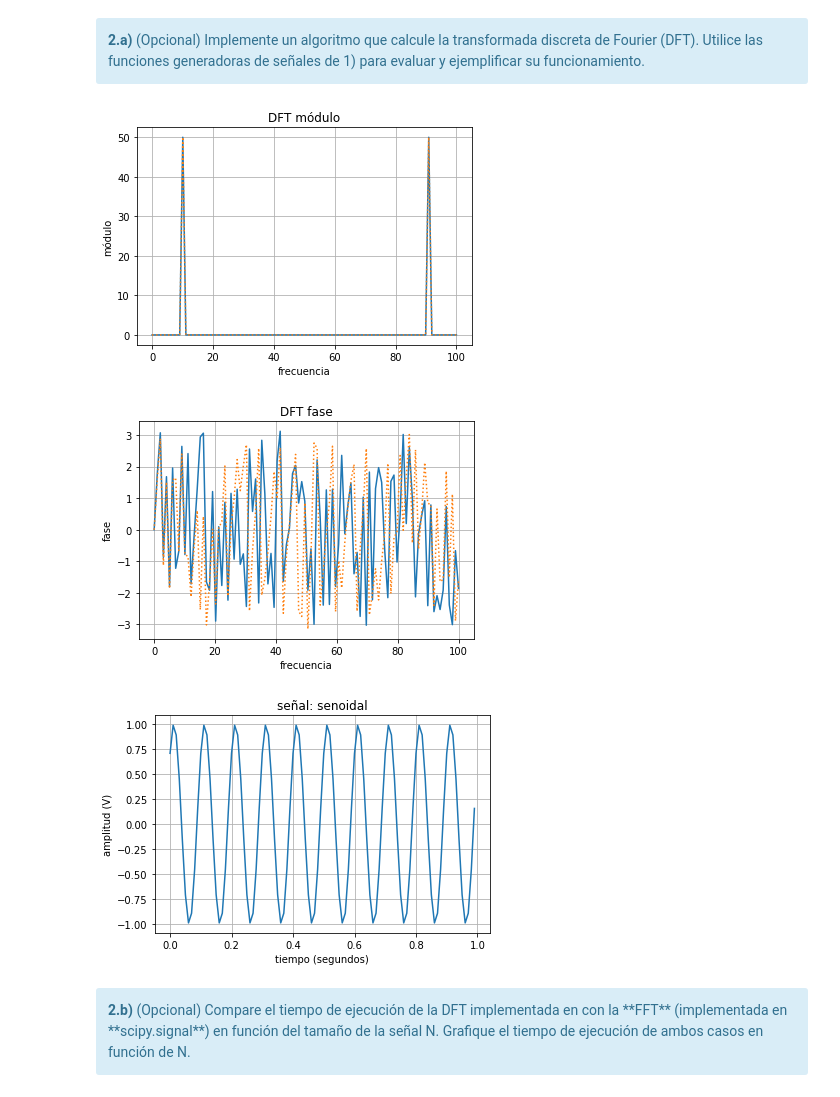
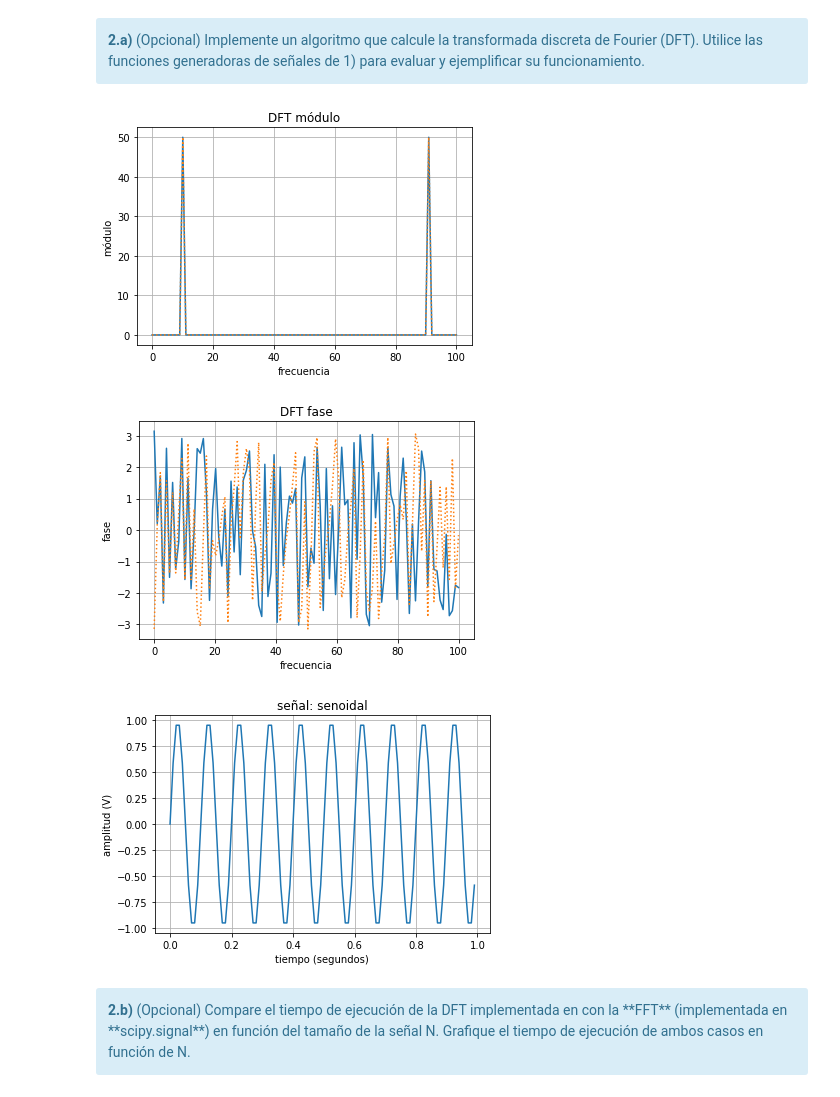
Before and after one commit to yaninacorsaro/PDS, a Jupyter notebook: TP1 - Muestreo de señales - Forurier.ipynb, the cells around one changed output. Drawn from its saved outputs; the diff is of its cells as text; code cells hidden in the pictures.

```diff
--- a/TP1 - Muestreo de señales - Forurier.ipynb
+++ b/TP1 - Muestreo de señales - Forurier.ipynb
@@ -200,17 +200,32 @@ plt.show()
 <div class="alert alert-block alert-info">
 <b>2.a)</b> (Opcional) Implemente un algoritmo que calcule la transformada discreta de Fourier (DFT). Utilice las funciones generadoras de señales de 1) para evaluar y ejemplificar su funcionamiento.
 </div>
+# %%
+# Código de la DFT
+
+
+import numpy as np
+
+def mi_analizador( y, N, fs  ):
+
+    def twiddle_factor(k, n, N):
+        Wk = np.cos(2*np.pi*k*n/N ) - np.sin(2*np.pi*k*n/N)*1j
+        return Wk
+    frq = np.linspace( start= 0, stop= fs ,num = N)
+    dft = []
+    for k in range(0,N):
+        res = 0
+        for n in range(0,N):
+            res = res + twiddle_factor(k, n, N)*y[n]
+        dft.append(res)
+    dft = np.array(dft)
+    return frq, dft
 # %%
-# código de la DFT
-
+# Comparación con fft
 import numpy as np
 import matplotlib.pyplot as plt
 from sen import mi_funcion_sen
 from scipy.fftpack import fft, fftfreq
-
-def twiddle_factor(k, n, N):
-    Wk = np.cos(2*np.pi*k*n/N ) - np.sin(2*np.pi*k*n/N)*1j
-    return Wk
 
 N  = 100 # muestras
 fs = 100 # Hz
@@ -218,47 +233,43 @@ a0 = 1       # Volts
 p0 = np.pi/4  # radianes
 f0 = 10    # Hz
 dt = 1/(fs)
 
-tt, y= mi_funcion_sen( vmax=a0 , dc=0 , ff=f0 , ph=p0, nn=N , fs=fs )
-frq = np.linspace( start= 0, stop= fs ,num = N)
+tt, y= generador_senoidal (fs, f0, N, a0=1, p0=0)
 
-dft = []
-for k in range(0,N):
-    res = 0
-    for n in range(0,N):
-        res = res + twiddle_factor(k, n, N)*y[n]
-    dft.append(res)
-dft = np.array(dft)
+fft = fft(y)
+fftabs=np.abs(fft)
+fftangle=np.angle(fft)
+
+frq, dft = mi_analizador( y, N, fs  )
 
 xfabs=np.abs(dft)
 xfangle=np.angle(dft)
-
-fft = fft(y)
-fftabs=np.abs(fft)
 fftangle=np.angle(fft)
 
 # grafico módulo de la dft
 fig, ax = plt.subplots()
 ax.plot(frq, xfabs, "-", frq, fftabs, ":")
 ax.set(xlabel='frecuencia', ylabel='módulo',title='DFT módulo')
 ax.grid()
 plt.show()
 
+# grafico el ángulo de la DFT
 fig, ax1 = plt.subplots()
 ax1.plot(frq, xfangle, "-", frq, fftangle, ":")
 ax1.set(xlabel='frecuencia', ylabel='fase',title='DFT fase')
 ax1.grid()
 plt.show()
 
+# grafico la señal senoidal
 fig, ax2 = plt.subplots()
 ax2.plot(tt, y)
 ax2.set(xlabel='tiempo (segundos)', ylabel='amplitud (V)',title='señal: senoidal')
 ax2.grid()
 plt.show()
 # %% [output]
 [figure]
-[figure, old version]
+[figure, new version]
-[figure, old version]
+[figure, new version]
 # %% [markdown]
 <div class="alert alert-block alert-info">
 <b>2.b)</b> (Opcional) Compare el tiempo de ejecución de la DFT implementada en con la **FFT** (implementada en **scipy.signal**) en función del tamaño de la señal N. Grafique el tiempo de ejecución de ambos casos en función de N.
```
Also changed, not shown: parts of 5 cells of this notebook.
